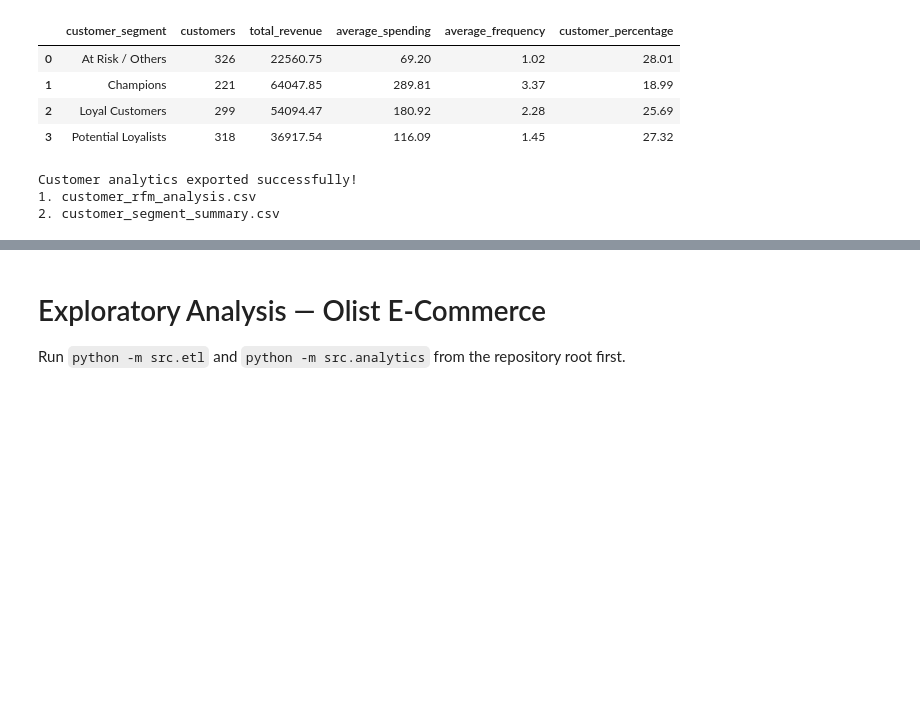
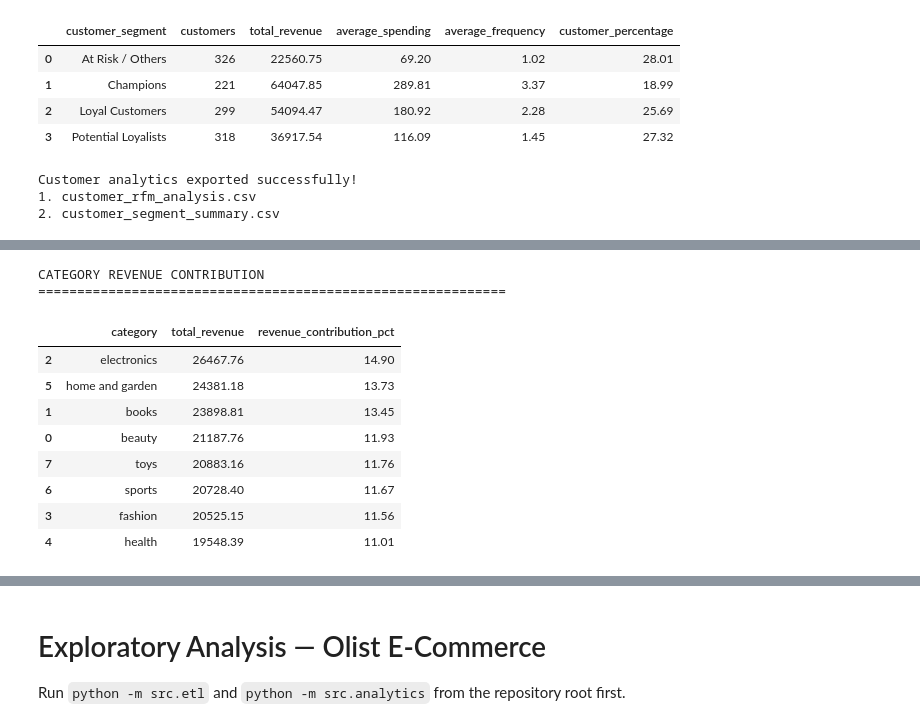
Before and after one commit to Fariha12t/ecommerce-customer-revenue-intelligence, a Jupyter notebook: notebooks/exploratory_analysis.ipynb, the cells around one changed output, grey strips where cells are left out. Saved outputs shown, nothing was run; the diff lists cells and outputs as text; code cells hidden in the pictures; blank space fills up the shorter version.

```diff
--- a/notebooks/exploratory_analysis.ipynb
+++ b/notebooks/exploratory_analysis.ipynb
@@ -724,0 +853,43 @@ Customer analytics exported successfully!
+# %%
+
+# 6.4 Category revenue contribution
+
+total_category_revenue = category_summary[
+    "total_revenue"
+].sum()
+
+category_summary["revenue_contribution_pct"] = (
+    category_summary["total_revenue"]
+    / total_category_revenue
+    * 100
+).round(2)
+
+category_contribution = category_summary.sort_values(
+    "revenue_contribution_pct",
+    ascending=False
+)
+
+print("CATEGORY REVENUE CONTRIBUTION")
+print("=" * 60)
+
+display(
+    category_contribution[
+        [
+            "category",
+            "total_revenue",
+            "revenue_contribution_pct"
+        ]
+    ]
+)
+# %% [output]
+CATEGORY REVENUE CONTRIBUTION
+============================================================
+|  | category | total_revenue | revenue_contribution_pct |
+| 2 | electronics | 26467.76 | 14.90 |
+| 5 | home and garden | 24381.18 | 13.73 |
+| 1 | books | 23898.81 | 13.45 |
+| 0 | beauty | 21187.76 | 11.93 |
+| 7 | toys | 20883.16 | 11.76 |
+| 6 | sports | 20728.40 | 11.67 |
+| 3 | fashion | 20525.15 | 11.56 |
+| 4 | health | 19548.39 | 11.01 |
```
Also changed, not shown: parts of 8 cells of this notebook.
